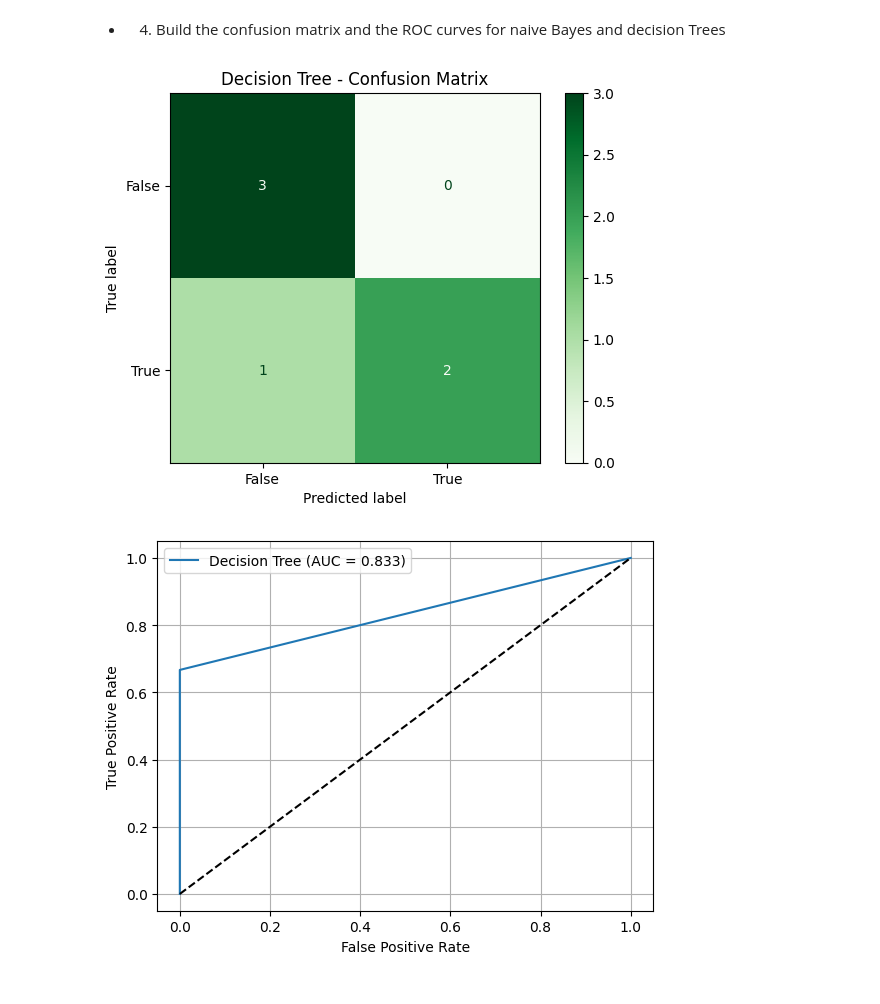
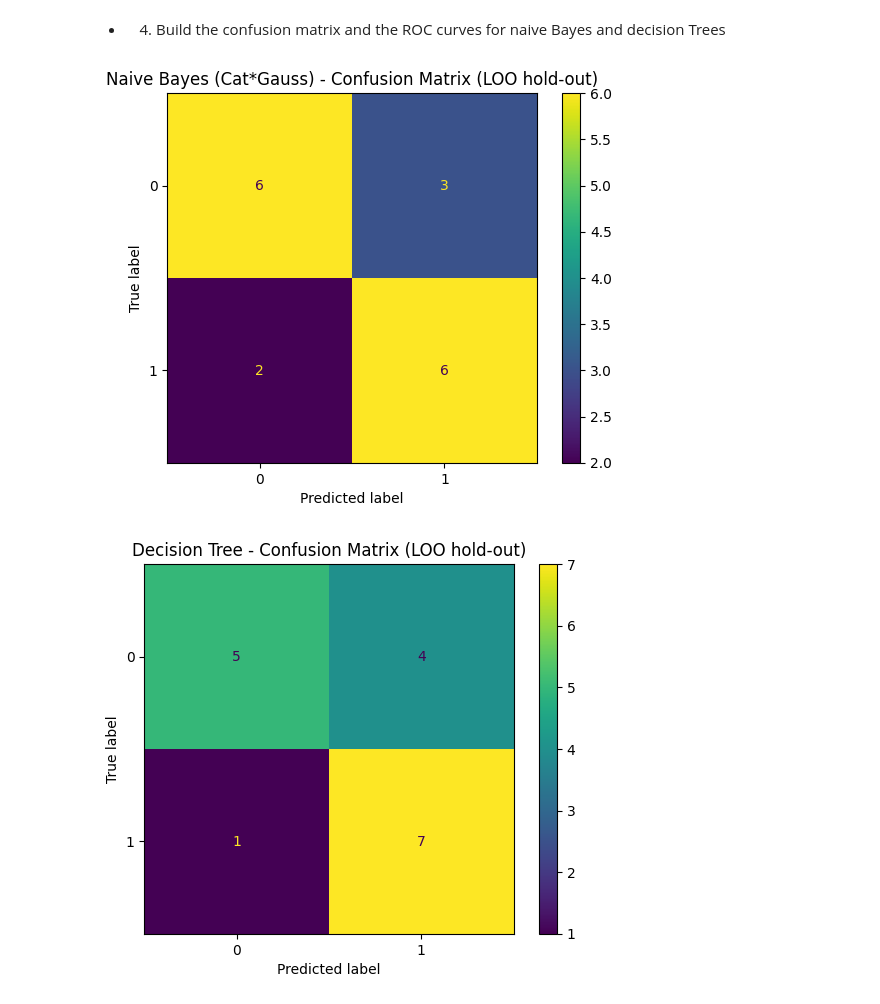
Before and after one commit to Calisti-Daniele/Esercitazioni-Apprendimento-Automatico, a Jupyter notebook: lab3 - classification_watermelon_NB_aa_2025_26.ipynb, the cells around one changed output. Cells and saved outputs as stored; diff of their text form; code cells hidden in the pictures.

Commit message:
Completata esercitazione Naive Bayes

```diff
--- a/lab3 - classification_watermelon_NB_aa_2025_26.ipynb
+++ b/lab3 - classification_watermelon_NB_aa_2025_26.ipynb
@@ -173,69 +276,54 @@ GaussianNB()
 # %%
 from sklearn.preprocessing import OrdinalEncoder
 from sklearn.tree import DecisionTreeClassifier
 from sklearn.model_selection import train_test_split
 from sklearn.tree import DecisionTreeClassifier
 from sklearn.metrics import confusion_matrix, ConfusionMatrixDisplay, roc_curve, auc
 import matplotlib.pyplot as plt
 
-# 1. Dividi feature e target
-X = dataset.iloc[:, :-1]
-y = dataset.iloc[:, -1]
+# ===============================
+# STEP 4: Confusion Matrix + ROC (NB vs DT)
+# ===============================
 
-
-# 2. Identifica le colonne categoriche
-categorical_cols = X.select_dtypes(include=['object']).columns
-
-# 3. Codifica solo le categoriche in numeri
-encoder = OrdinalEncoder()
-X[categorical_cols] = encoder.fit_transform(X[categorical_cols])
-
-# 4. Split train/test
-X_train, X_test, y_train, y_test = train_test_split(X, y, test_size=0.3, random_state=42)
-
-dt = DecisionTreeClassifier(
-    criterion="entropy",  # o "gini"
-    max_depth=None,
-    random_state=42
+# ---- Confusion Matrix: Naive Bayes ----
+disp_nb = ConfusionMatrixDisplay.from_predictions(
+    y_true_all, y_pred_nb_all
 )
-dt.fit(X_train, y_train)
-
-y_pred_dt = dt.predict(X_test)
-y_prob_dt = dt.predict_proba(X_test)[:, 1]  # solo per problemi binari
-
-# Confusion matrix DecisionTree
-ConfusionMatrixDisplay.from_predictions(y_test, y_pred_dt, cmap="Greens")
-plt.title("Decision Tree - Confusion Matrix")
+plt.title("Naive Bayes (Cat*Gauss) - Confusion Matrix (LOO hold-out)")
 plt.show()
 
-# ROC curve
-fpr_dt, tpr_dt, _ = roc_curve(y_test, y_prob_dt)
-roc_auc_dt = auc(fpr_dt, tpr_dt)
+# ---- Confusion Matrix: Decision Tree ----
+disp_dt = ConfusionMatrixDisplay.from_predictions(
+    y_true_all, y_pred_dt_all
+)
+plt.title("Decision Tree - Confusion Matrix (LOO hold-out)")
+plt.show()
 
-plt.plot(fpr_dt, tpr_dt, label=f"Decision Tree (AUC = {roc_auc_dt:.3f})")
-plt.plot([0,1],[0,1],'k--')
+# ---- ROC Curve: Naive Bayes ----
+fpr_nb, tpr_nb, _ = roc_curve(y_true_all, y_score_nb_all)
+roc_auc_nb = auc(fpr_nb, tpr_nb)
+
+plt.plot(fpr_nb, tpr_nb, label=f"Naive Bayes (AUC = {roc_auc_nb:.3f})")
+plt.plot([0, 1], [0, 1], "k--")
 plt.xlabel("False Positive Rate")
 plt.ylabel("True Positive Rate")
+plt.title("ROC - Naive Bayes (LOO hold-out)")
 plt.legend()
 plt.grid(True)
 plt.show()
 
-# Confusion matrix NAIVE Bayes
-ConfusionMatrixDisplay.from_predictions(y_test, y_pred_dt, cmap="Greens")
-plt.title("Decision Tree - Confusion Matrix")
-plt.show()
-
-# ROC curve
-fpr_dt, tpr_dt, _ = roc_curve(y_test, y_prob_dt)
+# ---- ROC Curve: Decision Tree ----
+fpr_dt, tpr_dt, _ = roc_curve(y_true_all, y_score_dt_all)
 roc_auc_dt = auc(fpr_dt, tpr_dt)
 
 plt.plot(fpr_dt, tpr_dt, label=f"Decision Tree (AUC = {roc_auc_dt:.3f})")
-plt.plot([0,1],[0,1],'k--')
+plt.plot([0, 1], [0, 1], "k--")
 plt.xlabel("False Positive Rate")
 plt.ylabel("True Positive Rate")
+plt.title("ROC - Decision Tree (LOO hold-out)")
 plt.legend()
 plt.grid(True)
 plt.show()
 # %% [output]
-[figure, old version]
+[figure, new version]
-[figure, old version]
+[figure, new version]
```
Also changed, not shown: parts of 3 cells of this notebook, 2 other files.
